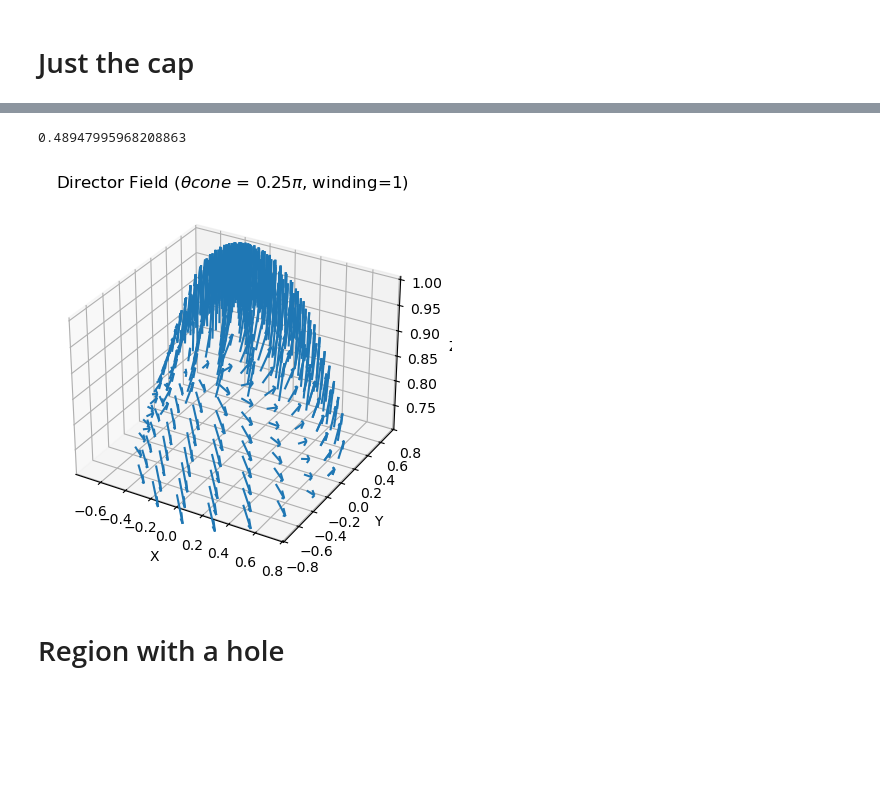
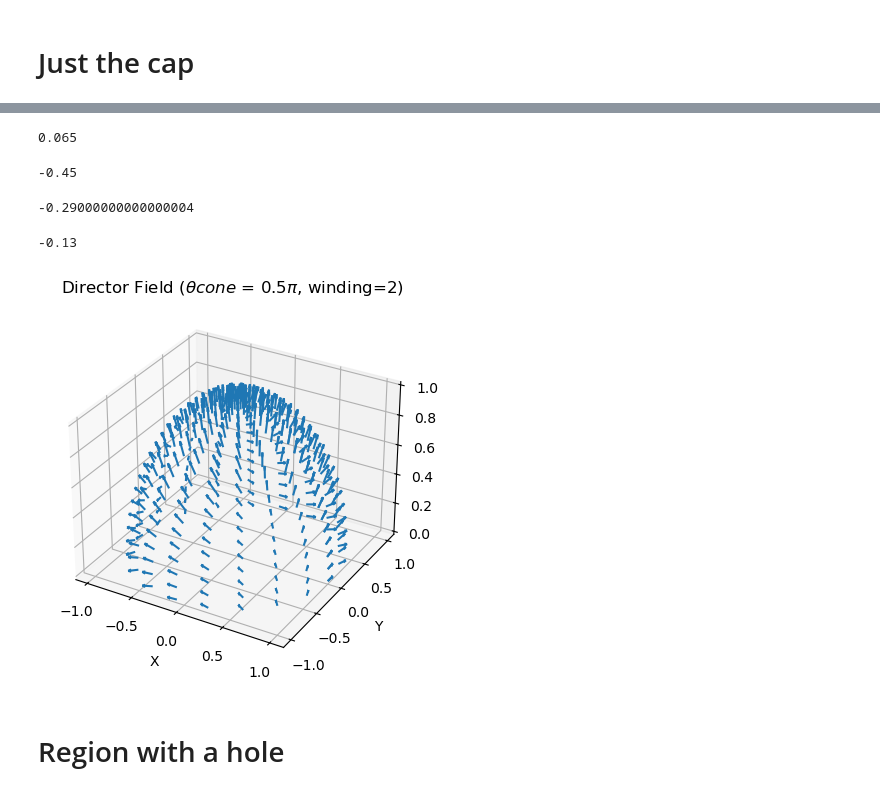
Before and after one commit to Chayush123/MasterThesis, a Jupyter notebook: 3d charge calculation.ipynb, the cells around one changed output, grey strips where cells are left out. Drawn from its saved outputs; the diff is of its cells as text; code cells hidden in the pictures; blank space fills up the shorter version.

```diff
--- a/3d charge calculation.ipynb
+++ b/3d charge calculation.ipynb
@@ -146,8 +158,21 @@ def charge(angle=np.pi/2, winding=0):
+# %%
+ratio_angle(np.pi/6)
+# %% [output]
+0.065
 # %%
-result, error = charge()
+result, error = charge(angle=np.pi/4,winding=3)
 result
 # %% [output]
-0.48947995968208863
+-0.45
+# %%
+analytic_result = charge_analytic(angle=np.pi/4,winding=3)
+analytic_result
+# %% [output]
+-0.29000000000000004
+# %%
+result - analytic_result
+# %% [output]
+-0.13
 # %%
 #visualization of the director field on the sphere
 def plot_vector_field(angle=np.pi/4, winding=1, num_points=20):
@@ -188,9 +213,9 @@ def plot_vector_field(angle=np.pi/4, winding=1, num_points=20):
     ax.set_title(rf'Director Field ($\theta cone$ = {angle/np.pi}$\pi$, winding={winding})')
     plt.show()
 # %%
-plot_vector_field(angle=np.pi/4, winding=1)
+plot_vector_field(angle=np.pi/2, winding=2)
 # %% [output]
-[figure, old version]
+[figure, new version]
 # %% [markdown]
 # Region with a hole
 # %%
```
Also changed, not shown: parts of 11 cells of this notebook.
